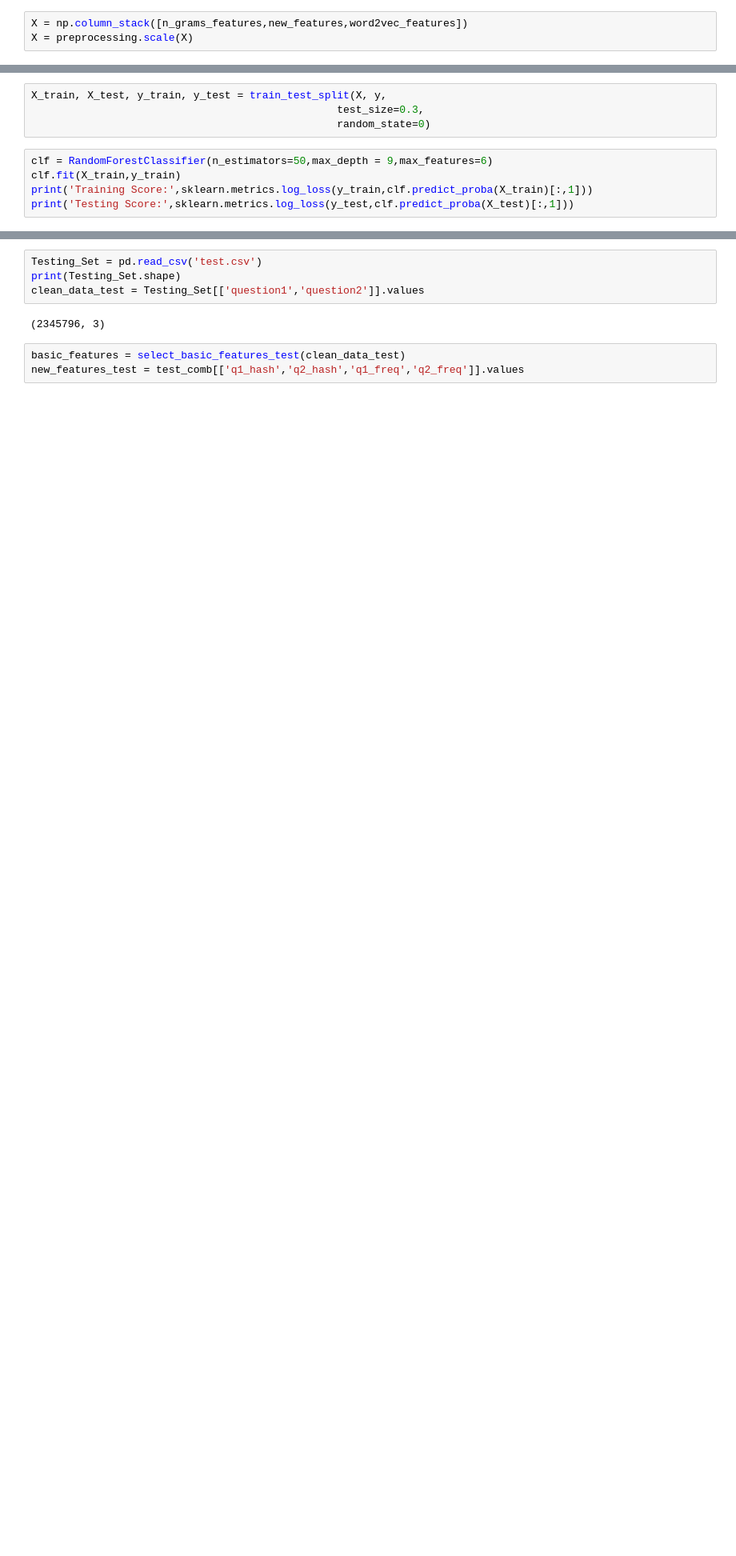
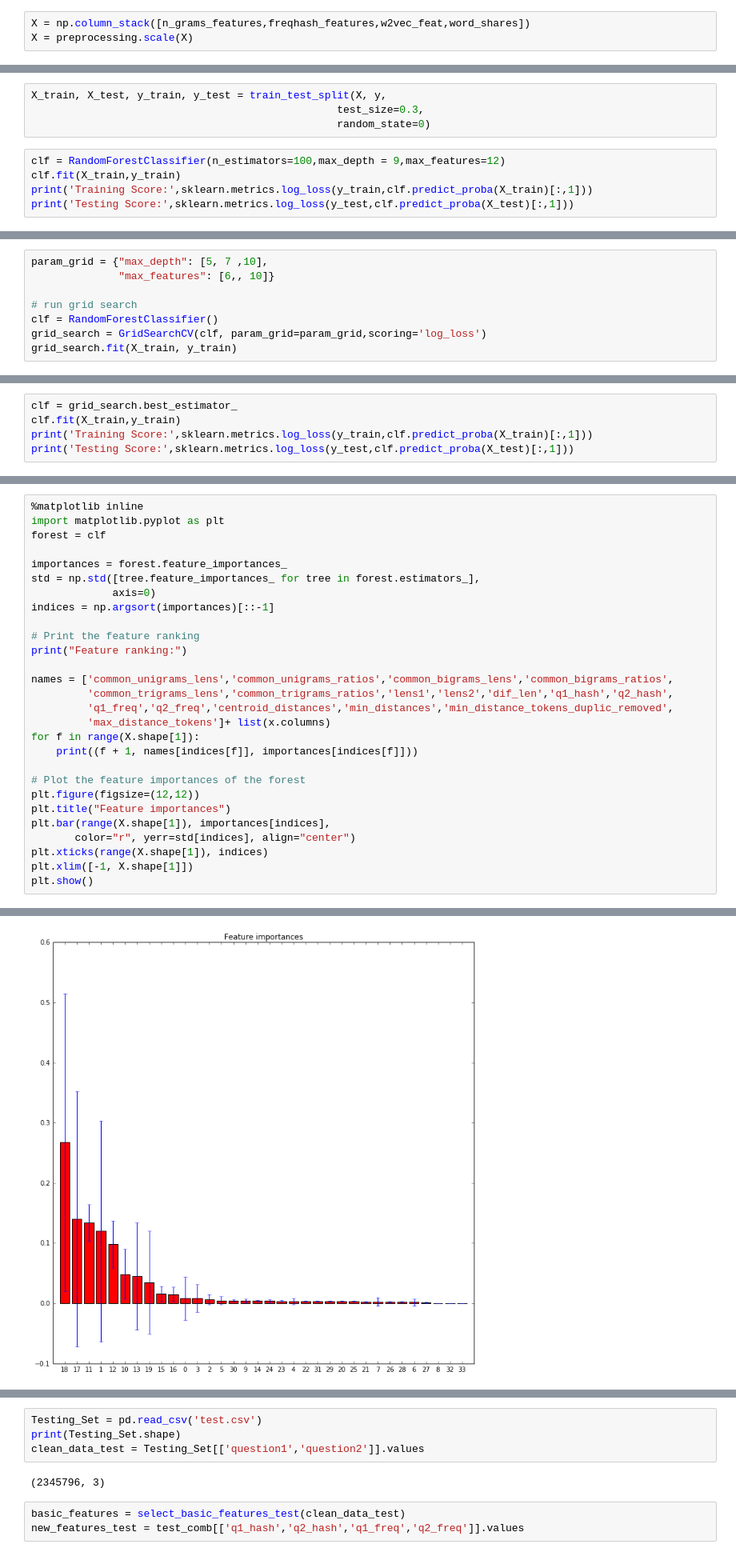
Before and after one commit to PascalSitbon/QuoraKaggle, a Jupyter notebook: Notebooks/Explorations.ipynb, the cells around one changed output, grey strips where cells are left out. Shown at 80% size. Saved outputs shown, nothing was run; the diff lists cells and outputs as text; blank space fills up the shorter version.

```diff
--- a/Notebooks/Explorations.ipynb
+++ b/Notebooks/Explorations.ipynb
@@ -385,3 +581,3 @@ print(new_features.shape)
 # %%
-X = np.column_stack([n_grams_features,new_features,word2vec_features])
+X = np.column_stack([n_grams_features,freqhash_features,w2vec_feat,word_shares])
 X = preprocessing.scale(X)
@@ -394,7 +586,7 @@ X_train, X_test, y_train, y_test = train_test_split(X, y,
                                                  test_size=0.3,
                                                  random_state=0)
 # %%
-clf = RandomForestClassifier(n_estimators=50,max_depth = 9,max_features=6)
+clf = RandomForestClassifier(n_estimators=100,max_depth = 9,max_features=12)
 clf.fit(X_train,y_train)
 print('Training Score:',sklearn.metrics.log_loss(y_train,clf.predict_proba(X_train)[:,1]))
 print('Testing Score:',sklearn.metrics.log_loss(y_test,clf.predict_proba(X_test)[:,1]))
@@ -400,0 +596,8 @@ print('Testing Score:',sklearn.metrics.log_loss(y_test,clf.predict_proba(X_test)
+# %%
+param_grid = {"max_depth": [5, 7 ,10],
+              "max_features": [6,, 10]}
+
+# run grid search
+clf = RandomForestClassifier()
+grid_search = GridSearchCV(clf, param_grid=param_grid,scoring='log_loss')
+grid_search.fit(X_train, y_train)
@@ -400,0 +615,5 @@ print('Testing Score:',sklearn.metrics.log_loss(y_test,clf.predict_proba(X_test)
+# %%
+clf = grid_search.best_estimator_
+clf.fit(X_train,y_train)
+print('Training Score:',sklearn.metrics.log_loss(y_train,clf.predict_proba(X_train)[:,1]))
+print('Testing Score:',sklearn.metrics.log_loss(y_test,clf.predict_proba(X_test)[:,1]))
@@ -400,0 +623,29 @@ print('Testing Score:',sklearn.metrics.log_loss(y_test,clf.predict_proba(X_test)
+# %%
+%matplotlib inline
+import matplotlib.pyplot as plt
+forest = clf
+
+importances = forest.feature_importances_
+std = np.std([tree.feature_importances_ for tree in forest.estimators_],
+             axis=0)
+indices = np.argsort(importances)[::-1]
+
+# Print the feature ranking
+print("Feature ranking:")
+
+names = ['common_unigrams_lens','common_unigrams_ratios','common_bigrams_lens','common_bigrams_ratios',
+         'common_trigrams_lens','common_trigrams_ratios','lens1','lens2','dif_len','q1_hash','q2_hash',
+         'q1_freq','q2_freq','centroid_distances','min_distances','min_distance_tokens_duplic_removed',
+         'max_distance_tokens']+ list(x.columns)
+for f in range(X.shape[1]):
+    print((f + 1, names[indices[f]], importances[indices[f]]))
+
+# Plot the feature importances of the forest
+plt.figure(figsize=(12,12))
+plt.title("Feature importances")
+plt.bar(range(X.shape[1]), importances[indices],
+       color="r", yerr=std[indices], align="center")
+plt.xticks(range(X.shape[1]), indices)
+plt.xlim([-1, X.shape[1]])
+plt.show()
+# %% [output]
@@ -401,3 +669,4 @@ print('Testing Score:',sklearn.metrics.log_loss(y_test,clf.predict_proba(X_test)
+[figure, added]
 # %%
 clf.fit(X,y)
 # %% [output]
```
Also changed, not shown: parts of 28 cells of this notebook, 2 other files.
